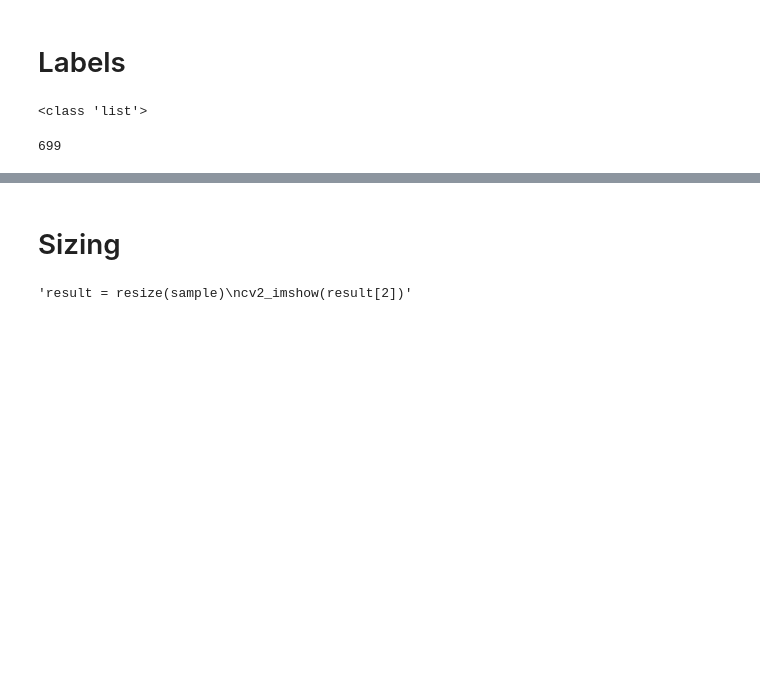
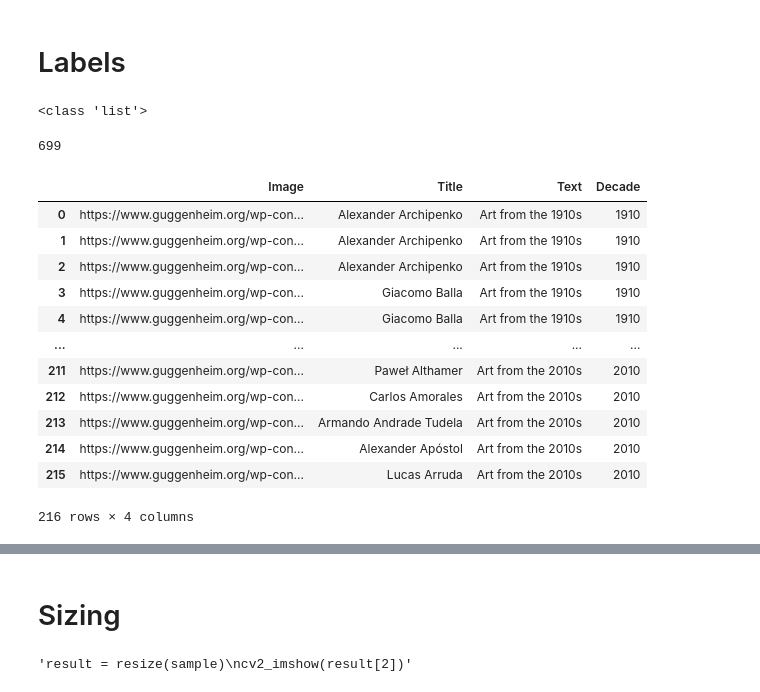
Before and after one commit to jchou03/art_era_ai, a Jupyter notebook: art_era_ai.ipynb, the cells around one changed output, grey strips where cells are left out. Drawn from its saved outputs; the diff is of its cells as text; code cells hidden in the pictures; blank space fills up the shorter version.

```diff
--- a/art_era_ai.ipynb
+++ b/art_era_ai.ipynb
@@ -132,6 +172,22 @@ len(labels)
 # %% [output]
 <class 'list'>
 699
+# %%
+dfextension
+# %% [output]
+|  | Image | Title | Text | Decade |
+| 0 | https://www.guggenheim.org/wp-con... | Alexander Archipenko | Art from the 1910s | 1910 |
+| 1 | https://www.guggenheim.org/wp-con... | Alexander Archipenko | Art from the 1910s | 1910 |
+| 2 | https://www.guggenheim.org/wp-con... | Alexander Archipenko | Art from the 1910s | 1910 |
+| 3 | https://www.guggenheim.org/wp-con... | Giacomo Balla | Art from the 1910s | 1910 |
+| 4 | https://www.guggenheim.org/wp-con... | Giacomo Balla | Art from the 1910s | 1910 |
+| ... | ... | ... | ... | ... |
+| 211 | https://www.guggenheim.org/wp-con... | Paweł Althamer | Art from the 2010s | 2010 |
+| 212 | https://www.guggenheim.org/wp-con... | Carlos Amorales | Art from the 2010s | 2010 |
+| 213 | https://www.guggenheim.org/wp-con... | Armando Andrade Tudela | Art from the 2010s | 2010 |
+| 214 | https://www.guggenheim.org/wp-con... | Alexander Apóstol | Art from the 2010s | 2010 |
+| 215 | https://www.guggenheim.org/wp-con... | Lucas Arruda | Art from the 2010s | 2010 |
+216 rows × 4 columns
 # %%
 dfex_labels = dfextension["Decade"].to_list()
 dfex_images = dfextension['Image']
```
Also changed, not shown: parts of 31 cells of this notebook.
